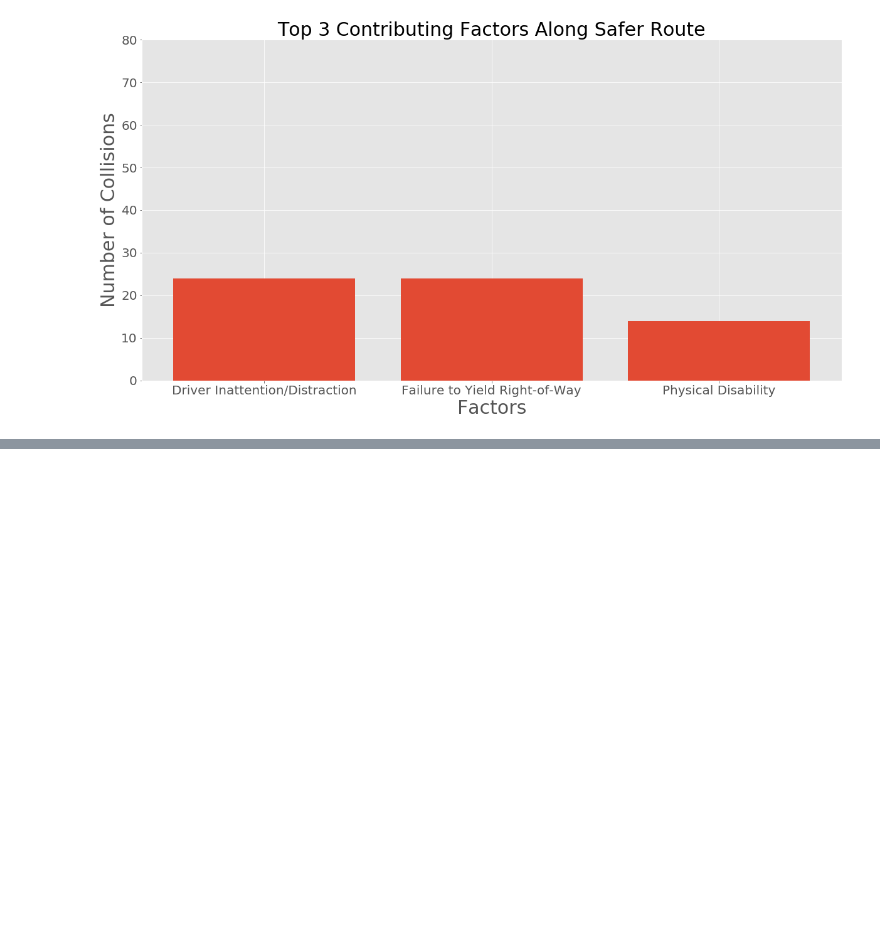
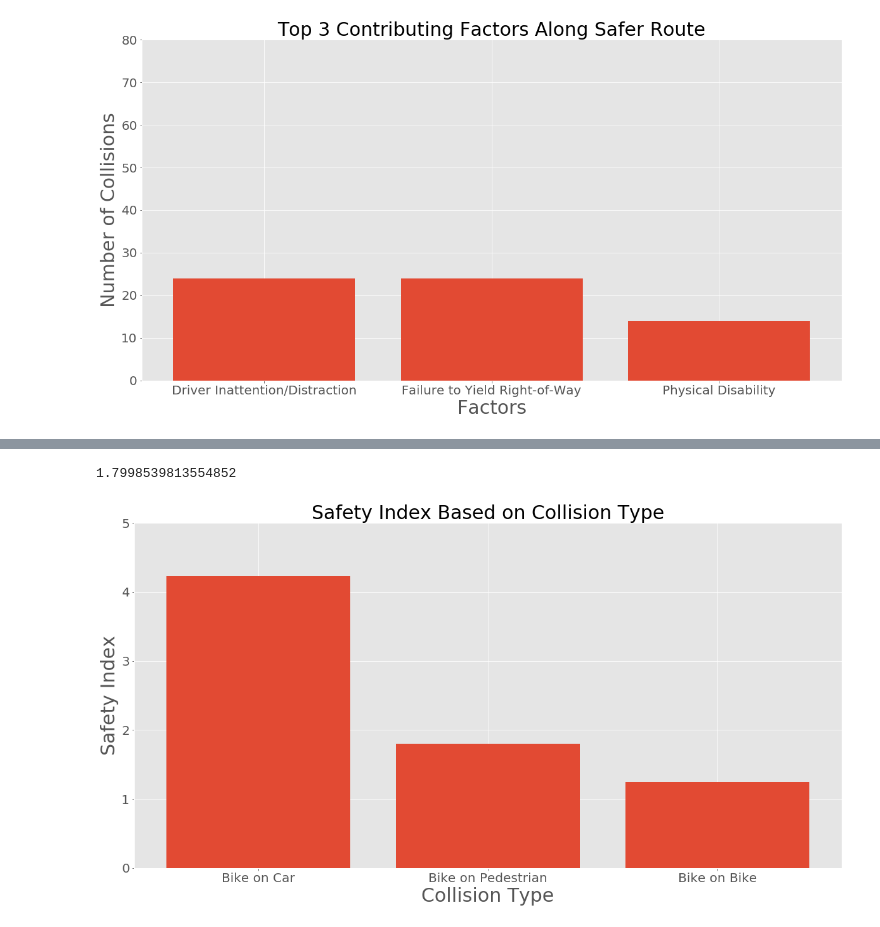
Before and after one commit to nealrea/collisionViz, a Jupyter notebook: data_exploration/route_stats.ipynb, the cells around one changed output, grey strips where cells are left out. Cells and saved outputs as stored; diff of their text form; code cells hidden in the pictures; blank space fills up the shorter version.

Commit message:
added plots for safety index based on collision type

```diff
--- a/data_exploration/route_stats.ipynb
+++ b/data_exploration/route_stats.ipynb
@@ -181,0 +212,7 @@ plt.show()
+# %%
+danger_bikes = danger_route[((danger_route['VEHICLE TYPE CODE 1'] == 'BICYCLE') | (danger_route['VEHICLE TYPE CODE 1'].isnull())) &
+                           ((danger_route['VEHICLE TYPE CODE 2'] == 'BICYCLE') | (danger_route['VEHICLE TYPE CODE 2'].isnull())) &
+                           ((danger_route['VEHICLE TYPE CODE 3'] == 'BICYCLE') | (danger_route['VEHICLE TYPE CODE 3'].isnull())) &
+                           ((danger_route['VEHICLE TYPE CODE 4'] == 'BICYCLE') | (danger_route['VEHICLE TYPE CODE 4'].isnull())) &
+                           ((danger_route['VEHICLE TYPE CODE 5'] == 'BICYCLE') | (danger_route['VEHICLE TYPE CODE 5'].isnull()))]
+danger_bikes
@@ -181,0 +225,3 @@ plt.show()
+# %%
+safety_index_db = danger_bikes['Collision Rate'].mean()
+safety_index_db
@@ -181,0 +230,8 @@ plt.show()
+# %%
+danger_peds = danger_route[(danger_route['NUMBER OF PEDESTRIANS INJURED'] > 0) |
+                          ((danger_route['VEHICLE TYPE CODE 1'] == 'BICYCLE') &
+                           (danger_route['VEHICLE TYPE CODE 2'].isnull()) &
+                           (danger_route['VEHICLE TYPE CODE 3'].isnull()) &
+                           (danger_route['VEHICLE TYPE CODE 4'].isnull()) &
+                           (danger_route['VEHICLE TYPE CODE 5'].isnull()))]
+danger_peds
@@ -181,0 +245,16 @@ plt.show()
+# %%
+safety_index_dp = danger_peds['Collision Rate'].mean()
+safety_index_dp
+# %% [output]
+1.7998539813554852
+# %%
+plt.bar(range(3), [safety_index_dc, safety_index_dp, safety_index_db], align='center')
+plt.tick_params(axis='y', labelsize=20)
+plt.ylim([0,5])
+plt.xticks(range(3), ['Bike on Car', 'Bike on Pedestrian', 'Bike on Bike'], fontsize=20 , rotation=0)
+plt.title('Safety Index Based on Collision Type', size=30)
+plt.xlabel('Collision Type', size=30)
+plt.ylabel('Safety Index', size=30)
+plt.show()
+# %% [output]
+[figure, added]
```
Also changed, not shown: parts of 15 cells of this notebook.
